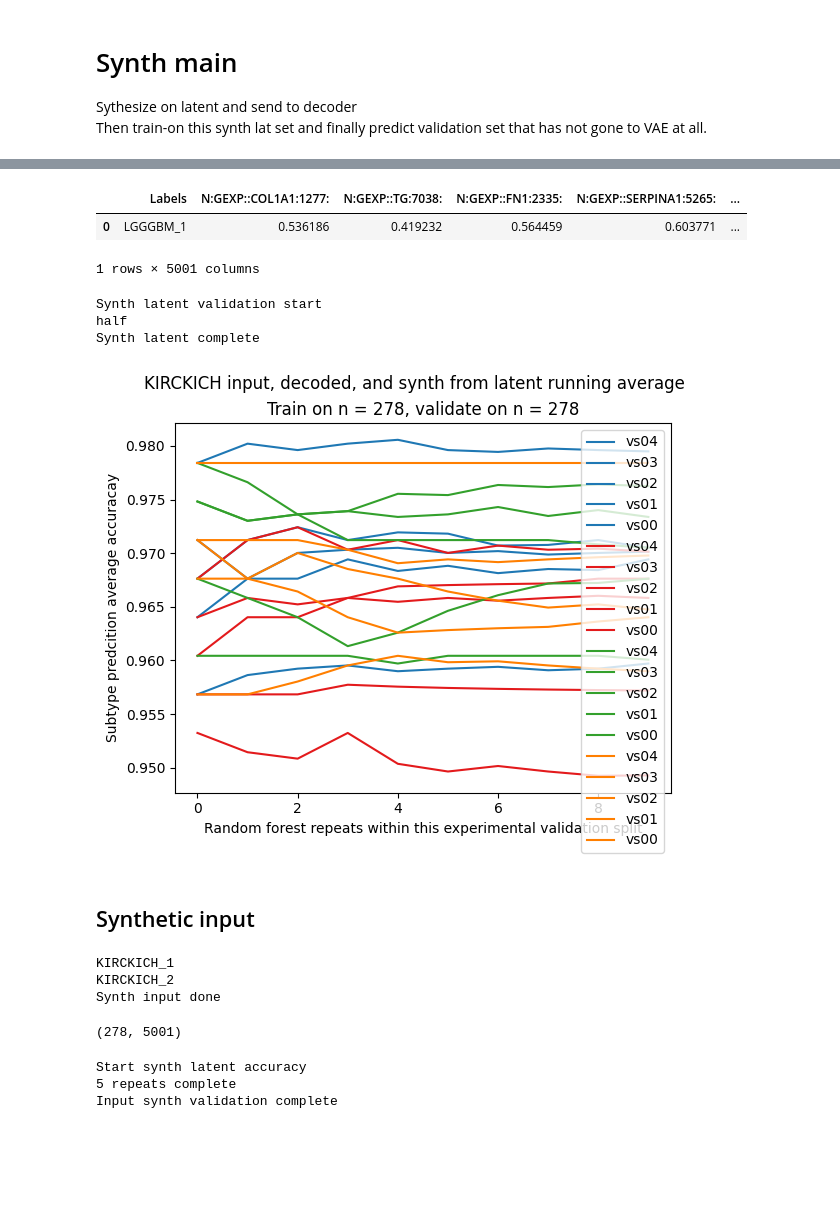
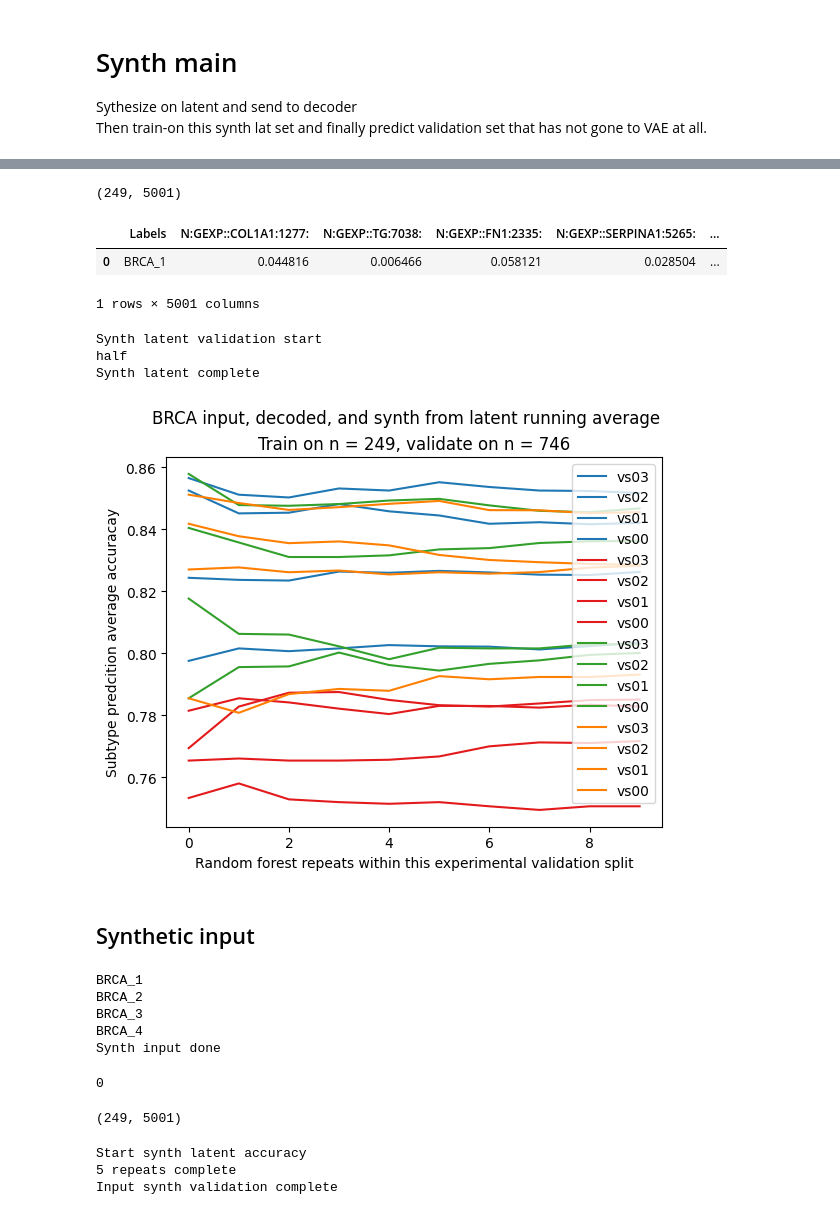
Before and after one commit to briankarlberg/synthetic_TCGA_data_gen, a Jupyter notebook: g_learning_curves/rep_0.4.ipynb, the cells around one changed output, grey strips where cells are left out. Cells and saved outputs as stored; diff of their text form; code cells hidden in the pictures; blank space fills up the shorter version.

```diff
--- a/g_learning_curves/rep_0.4.ipynb
+++ b/g_learning_curves/rep_0.4.ipynb
@@ -523,4 +429,4 @@ len (fine_tune_file)
 # %%
-trn_size = 278 # divide LGGGBM in half
+trn_size = 249 # want to take down to ~50 samples
 trn_size
 # %% [output]
@@ -549,7 +462,7 @@ repeats = 10 # to all random forest validation runs
 # %%
 # Start Replicate run here, toggle the validation split code
 # %%
-val_split = 'vs04' # Replicates TOGGGLE <---
+val_split = 'vs03' # Replicates TOGGGLE <---
 trn = fine_tune_file.sample(trn_size) # Build train and validation files from fine-tune
 val = fine_tune_file.loc[fine_tune_file[~fine_tune_file.index.isin(trn.index)].index, :]
 # %%
@@ -879,11 +794,11 @@ itr
 # Fine-tuning
 # pretrain epochs variable in memory from above, latent dim also set already at this point
 
-train_file = hold_in
+train_file = trn
 pre_trn = fit_on_file_write
-fit_on = hold_in.index.name
+fit_on = trn.index.name
 
-fine_tune_epochs = 40 # Overwrite 'NA' for this variable, from above; fine-tuning easy: 100, hard: 200
+fine_tune_epochs = 300 # Overwrite 'NA' for this variable, from above; fine-tuning easy: 100, hard: 200
 
 fit_start = time.time()
 history = vae.fit(train_file.iloc[:, 1:],  #  fit the VAE on object, toggled in the setup
@@ -907,7 +822,7 @@ plt.annotate(str(fine_tune_epochs)+' epochs'+
             horizontalalignment='left', verticalalignment='top',
             fontsize = 32
             )
-plt.annotate('Hold-in n = '+str(hold_in.shape[0]),
+plt.annotate('Fine tune n = '+str(trn.shape[0]),
             xy = (.4, .6), xycoords='figure fraction',
             horizontalalignment='left', verticalalignment='top',
             fontsize = 26
@@ -915,12 +830,12 @@ plt.annotate('Hold-in n = '+str(hold_in.shape[0]),
 
 # plt.legend(loc="lower left")
 plt.savefig(
-    'i_o/'+itr+'/fit.'+fit_on+'.epochs.'+str(fine_tune_epochs)+
+    'i_o/'+v+'/fit.'+fit_on+'.epochs.'+str(fine_tune_epochs)+
     '_pre_trained_on.'+pre_trn+'.epochs.'+str(pre_train_epochs)+
     '_latent_dim.'+str(latent_dim)+'_'+ # Do not change latent dim in the middle of transfer training
     # '_pltv-'+str(plt_v)+
     # 'fitting_epochs.'+str(epochs)+'_'+
-    feature_set+'_'+itr+
+    feature_set+'_'+v+
     '.png', bbox_inches='tight') # version 18, norm within cohort
 # plt.close()
 
@@ -938,22 +853,22 @@ latent_object = pd.DataFrame(encoder.predict(train_file.iloc[:, 1:]),
              index=train_file.index,
                 # columns=decode_df.iloc[:, 1:].columns # Columns are different because this is latent space
         )
-latent_object.index.name = hold_in.index.name
+latent_object.index.name = trn.index.name
 latent_object = pd.concat( [pd.DataFrame(y_df), latent_object] , axis =1)
 latent_object.to_csv(
-    'i_o/'+itr+'/fit.'+fit_on+'.epochs.'+str(fine_tune_epochs)+
+    'i_o/'+v+'/fit.'+fit_on+'.epochs.'+str(fine_tune_epochs)+
     '_pre_trained_on.'+pre_trn+'.epochs.'+str(pre_train_epochs)+
     '_latent_object_latent_dim.'+str(latent_dim)+
-    '_'+feature_set+'_'+itr+
+    '_'+feature_set+'_'+v+
     '.tsv',
     sep = '\t')
 # break
 decoded_labeled = pd.concat( [pd.DataFrame(y_df), decoded] , axis =1)
 decoded_labeled.to_csv(
-    'i_o/'+itr+'/fit.'+fit_on+'.epochs.'+str(fine_tune_epochs)+
+    'i_o/'+v+'/fit.'+fit_on+'.epochs.'+str(fine_tune_epochs)+
     '_pre_trained_on.'+pre_trn+'.epochs.'+str(pre_train_epochs)+
     '_decoded_obj_latent_dim.'+str(latent_dim)+
-    '_'+feature_set+'_'+itr+
+    '_'+feature_set+'_'+v+
     '.tsv',
     sep = '\t')
 
@@ -1281,10 +1210,14 @@ synth_lat_dec = pd.concat([synth_full_frame.iloc[:, 0],
                        pd.DataFrame(decoder.predict(synth_full_frame.iloc[:, 1:]), index = synth_full_frame.index)],
                      axis = 1)
 synth_lat_dec.columns = trn.columns
+# %%
+synth_lat_dec.shape
+# %% [output]
+(249, 5001)
 # %%
 synth_lat_dec.head(1)
 # %% [output]
 |  | Labels | N:GEXP::COL1A1:1277: | N:GEXP::TG:7038: | N:GEXP::FN1:2335: | N:GEXP::SERPINA1:5265: | ... |
-| 0 | LGGGBM_1 | 0.536186 | 0.419232 | 0.564459 | 0.603771 | ... |
+| 0 | BRCA_1 | 0.044816 | 0.006466 | 0.058121 | 0.028504 | ... |
 1 rows × 5001 columns
 # %%
@@ -1317,23 +1250,23 @@ Synth latent complete
 # %%
 for run in inpt_val.columns:
     plt.plot(inpt_val[run], color = plt.cm.Paired(1), label = run)
 for run in lat_val.columns:
     plt.plot(lat_val[run], color = plt.cm.Paired(5), label = run)
 for run in dec_val.columns:
     plt.plot(dec_val[run], color = plt.cm.Paired(3), label = run)
 for run in synth_lat_val.columns:
     plt.plot(synth_lat_val[run], color = plt.cm.Paired(7), label = run)
-plt.suptitle(trn.index.name + ' input, decoded, and synth from latent running average')
+plt.suptitle(fine_tune_file.index.name + ' input, decoded, and synth from latent running average')
 plt.title('Train on n = '+str(
     len(trn))+', validate on n = '+str(
     len(val)))
 plt.ylabel('Subtype predcition average accuracay')
 plt.xlabel('Random forest repeats within this experimental validation split')
 plt.legend()
-plt.savefig('i_o/'+v+'/input_latent_decoded_synthLat_running_average_repeats_'+str(
+plt.savefig('i_o/'+v+'/'+str(fine_tune_file.index.name)+'input_latent_decoded_synthLat_running_average_repeats_'+str(
     repeats)+'_'+val_split+'_repeats.png', bbox_inches = 'tight')
 # %% [output]
-[figure, old version]
+[figure, new version]
 # %% [markdown]
 ## Synthetic input
 # %%
@@ -1342,7 +1275,7 @@ up_or_down = [1, -1] # Fuzz up or down
 
 # synth_full_frame10 = pd.DataFrame()
 
-synth_input_full_frame = pd.DataFrame() # Build this without concats if possible <----
+synth_input_full_frame = pd.DataFrame()
 
 for subtype in sorted(trn.Labels.unique()): # Subset the latent feature frame on each subtype
     print(subtype)
@@ -1375,7 +1308,13 @@ for subtype in sorted(trn.Labels.unique()): # Subset the latent feature frame on
     synth_ndx_strt = synth_ndx_strt + synth_sub_len
 print('Synth input done')
 # %% [output]
-KIRCKICH_1
-KIRCKICH_2
+BRCA_1
+BRCA_2
+BRCA_3
+BRCA_4
 Synth input done
+# %%
+(synth_input_full_frame.iloc[:, 1:] < 0).sum().sum()
+# %% [output]
+0
 # %%
@@ -1396,7 +1334,7 @@ Synth input done
 # %%
 synth_input_full_frame.shape
 # %% [output]
-(278, 5001)
+(249, 5001)
 # %%
 # Remove labels, encode and decode with trained VAE, reinstall labels
 # %%
```
Also changed, not shown: parts of 105 cells of this notebook.
